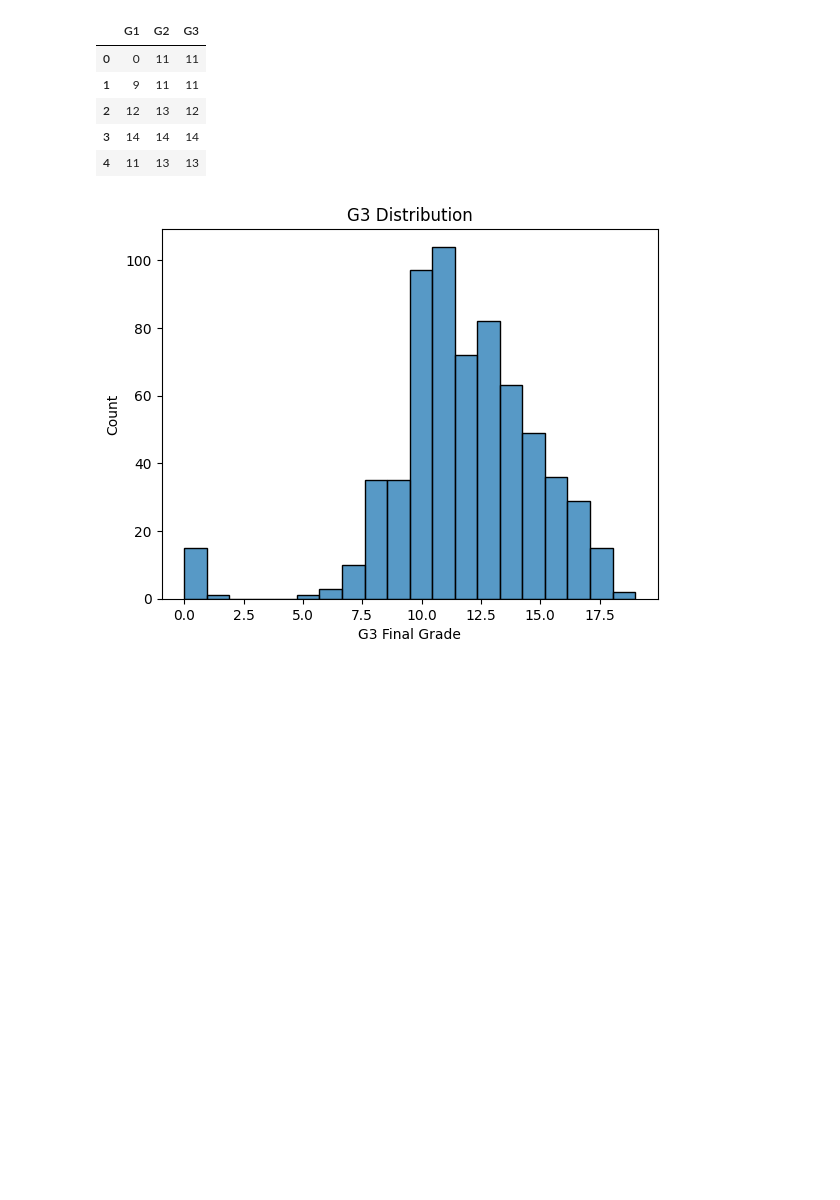
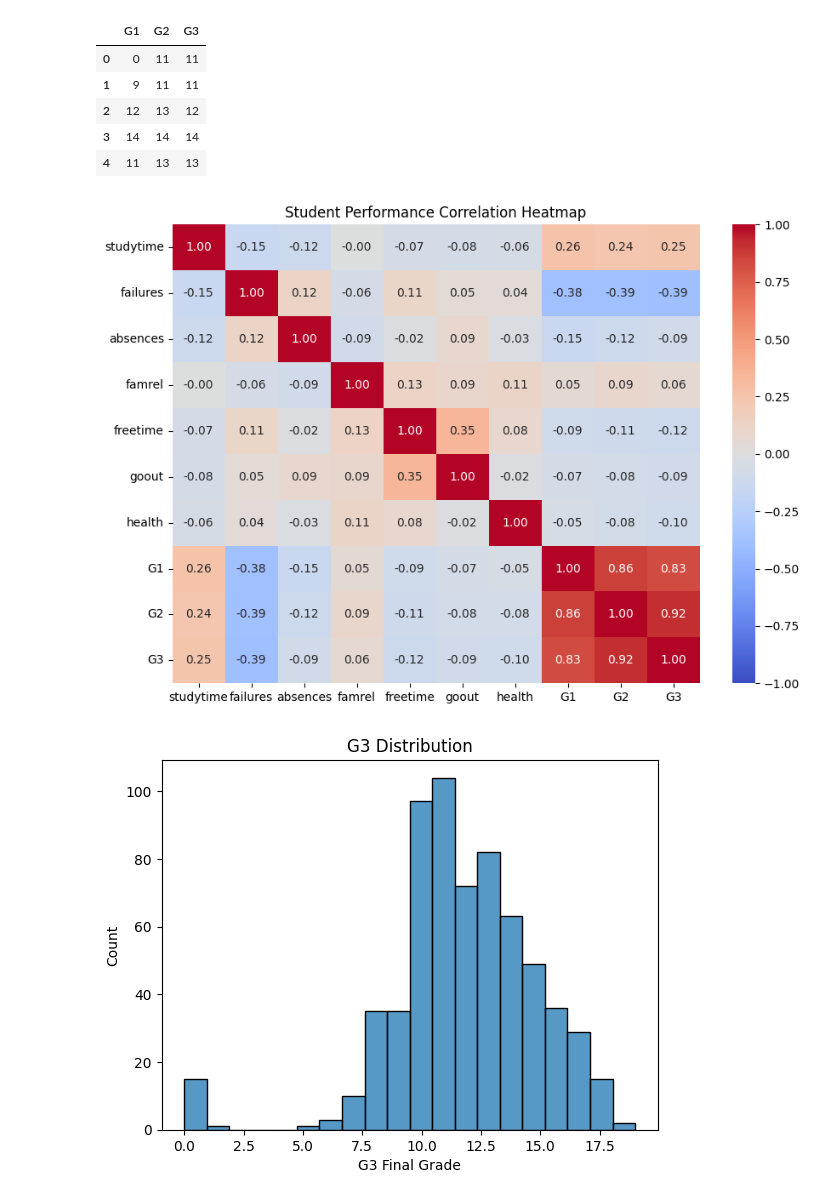
Before and after one commit to HayoungMo/ml_mohayoung_project, a Jupyter notebook: mohayoung_mlProject.ipynb, the cells around one changed output. Saved outputs shown, nothing was run; the diff lists cells and outputs as text; code cells hidden in the pictures; blank space fills up the shorter version.

```diff
--- a/모하영_머신러닝프로젝트.ipynb
+++ b/mohayoung_mlProject.ipynb
@@ -79,6 +79,22 @@ df[["G1", "G2", "G3"]].head()
 # %%
 import matplotlib.pyplot as plt
 import seaborn as sns
+# %%
+#주요 변수 상관관계 Heatmap
+corr_cols = [
+    "studytime", "failures", "absences",
+    "famrel", "freetime", "goout", "health",
+    "G1","G2","G3"
+]
+
+corr = df[corr_cols].corr()
+
+plt.figure(figsize=(10,7))
+sns.heatmap(corr, annot=True, cmap="coolwarm", fmt=".2f",vmin=-1,vmax=1)
+plt.title("Student Performance Correlation Heatmap")
+plt.show()
+# %% [output]
+[figure, added]
 # %%
 #G3 최종 성적 분포 확인하기
 sns.histplot(df["G3"], bins=20)
```
Also changed, not shown: parts of 1 cell of this notebook, 1 other file.
